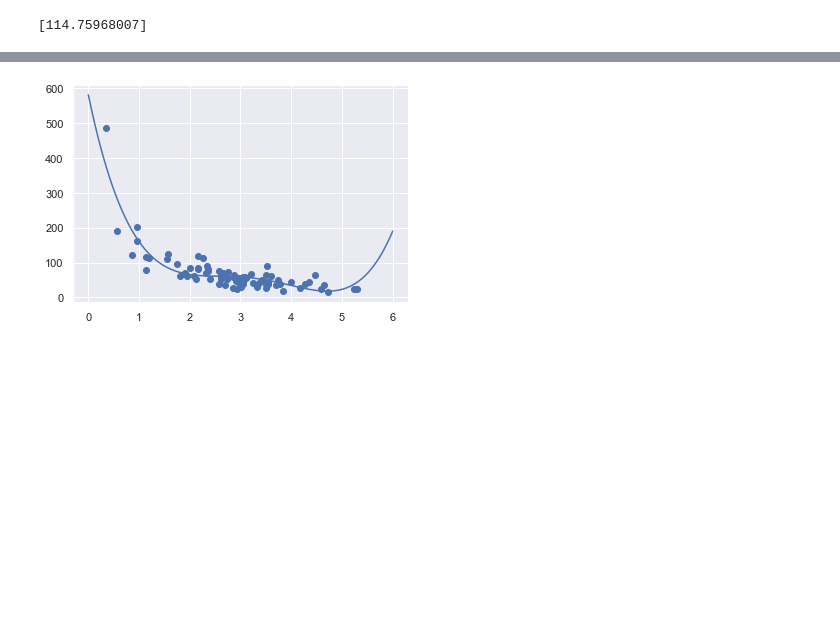
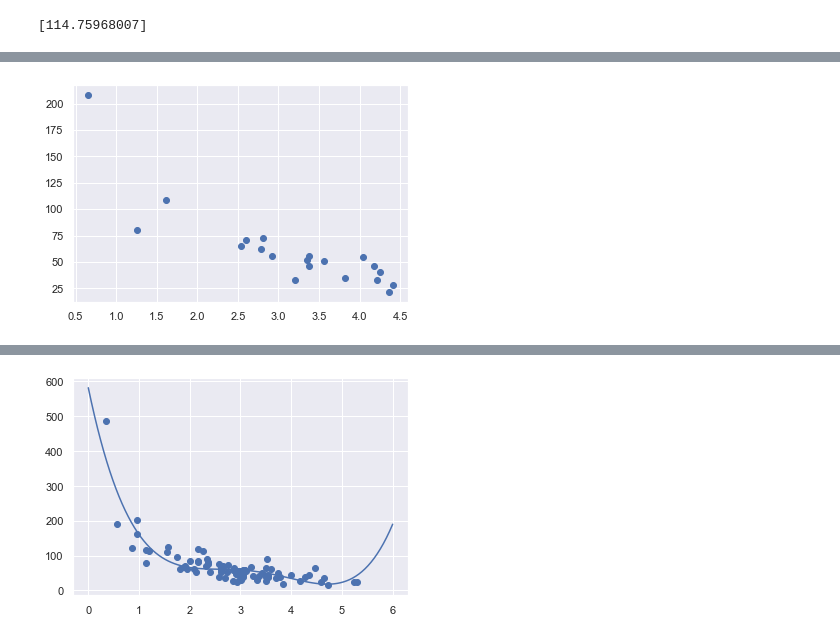
Before and after one commit to rwibawa/jupyter, a Jupyter notebook: ml_01/Learn Machine Learning.ipynb, the cells around one changed output, grey strips where cells are left out. Drawn from its saved outputs; the diff is of its cells as text; code cells hidden in the pictures; blank space fills up the shorter version.

```diff
--- a/ml_01/Learn Machine Learning.ipynb
+++ b/ml_01/Learn Machine Learning.ipynb
@@ -474,0 +665,5 @@ Which shows that the coefficient of 0.00755095 is correct:
+# %%
+plt.scatter(test_x, test_y)
+plt.show()
+# %% [output]
+[figure, added]
```
Also changed, not shown: parts of 45 cells of this notebook, 10 other files.
